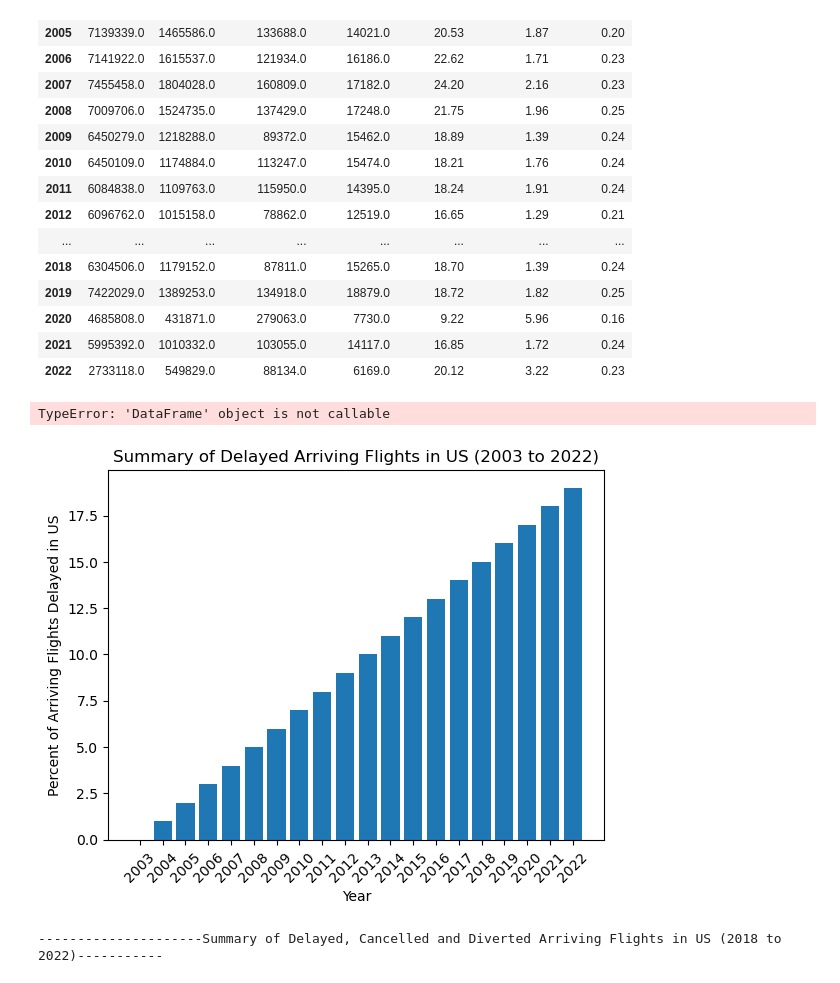
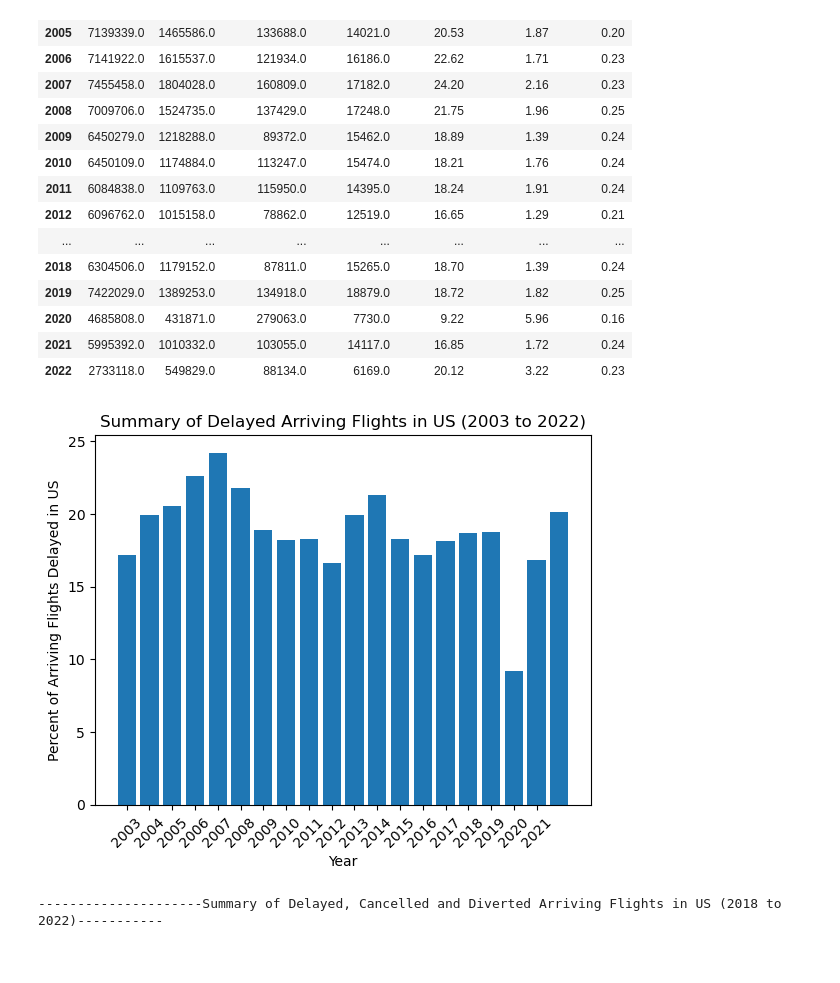
Before and after one commit to Tawn-Scotton/Team_3_Project_1, a Jupyter notebook: ProjectAirlineDelay.ipynb, the cells around one changed output. Cells and saved outputs as stored; diff of their text form; code cells hidden in the pictures.

Commit message:
first plot complete

```diff
--- a/ProjectAirlineDelay.ipynb
+++ b/ProjectAirlineDelay.ipynb
@@ -131,46 +131,24 @@ df2_AirlineDelayCleanDS_Status_Rollup
 | 2022 | 2733118.0 | 549829.0 | 88134.0 | 6169.0 | 20.12 | 3.22 | 0.23 |
 # %%
 # Bar chart of the Percent Delayed column
-grouped = df2_AirlineDelayCleanDS_Status_Rollup(['year'])
+All_Years_string = ["2003","2004","2005","2006","2007", "2008", "2009", "2010", "2011", "2012", "2013", "2014", "2015", "2016", "2017", "2018", "2019", "2020", "2021", "2022"]
+AllYears = [int(i) for i in All_Years_string]
 
-# for value in (df2_AirlineDelayCleanDS_Status_Rollup["year"]):
-#Percent of Arriving Flights Delayed in US
 hd = df2_AirlineDelayCleanDS_Status_Rollup["% Delayed"]
-# x_axis = np.arange(len(All_Years))
 y_axis = np.arange(len(hd))
-plt.bar(All_Years,y_axis,width=0.8, bottom=None, align='center')
+plt.bar(AllYears,hd,width=0.8, bottom=None, align='center')
 
 
 # Include plot title and axis labels
 plt.title("Summary of Delayed Arriving Flights in US (2003 to 2022)")
 plt.xlabel("Year")
 plt.ylabel("Percent of Arriving Flights Delayed in US")
+plt.xticks(range(2003,2022))
 plt.xticks(rotation=45)
 
 plt.show()
 # %% [output]
-TypeError: 'DataFrame' object is not callable
+[figure, added]
-# %%
-# Bar chart of the Percent Delayed column
-All_Years = ["2003","2004","2005","2006","2007", "2008", "2009", "2010", "2011", "2012", "2013", "2014", "2015", "2016", "2017", "2018", "2019", "2020", "2021", "2022"]
-
-# for value in (df2_AirlineDelayCleanDS_Status_Rollup["year"]):
-#Percent of Arriving Flights Delayed in US
-hd = df2_AirlineDelayCleanDS_Status_Rollup["% Delayed"]
-# x_axis = np.arange(len(All_Years))
-y_axis = np.arange(len(hd))
-plt.bar(All_Years,y_axis,width=0.8, bottom=None, align='center')
-
-
-# Include plot title and axis labels
-plt.title("Summary of Delayed Arriving Flights in US (2003 to 2022)")
-plt.xlabel("Year")
-plt.ylabel("Percent of Arriving Flights Delayed in US")
-plt.xticks(rotation=45)
-
-plt.show()
-# %% [output]
-[figure, removed]
 # %%
 ##Total # of Delayed/Cancelled/Diverted Flights for all years for all carriers
 print(f"---------------------Summary of Delayed, Cancelled and Diverted Arriving Flights in US (2018 to 2022)-----------")
```
Also changed, not shown: parts of 2 cells of this notebook.
